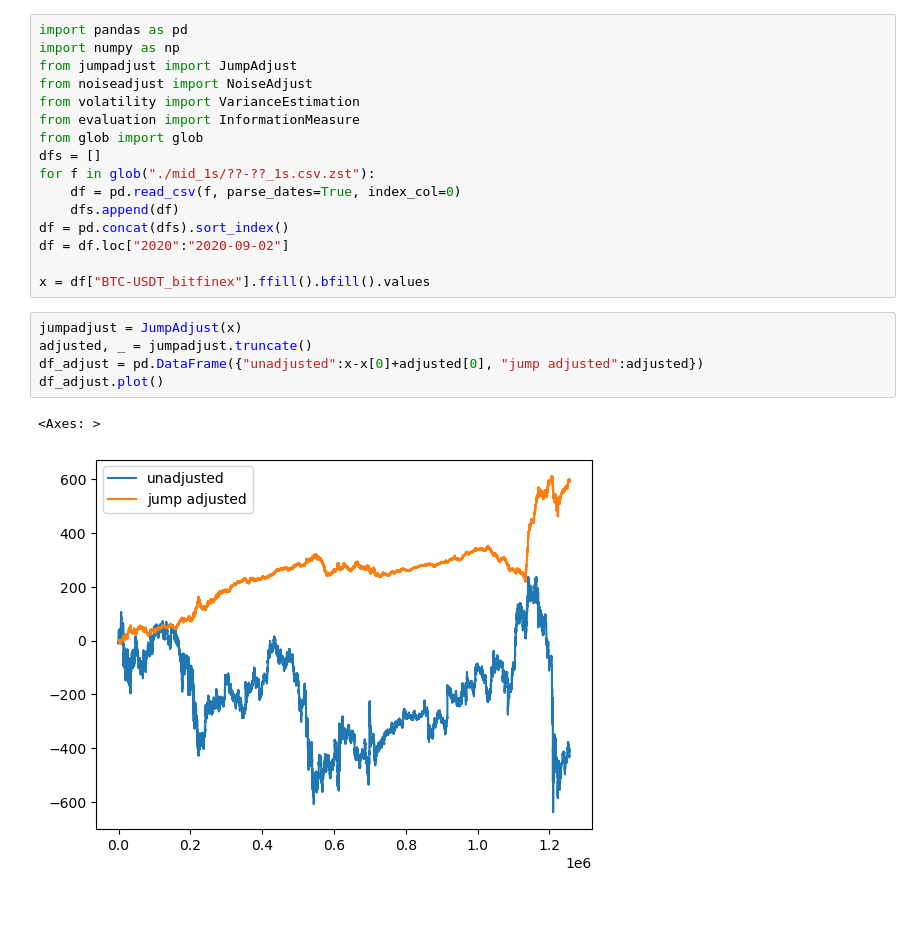
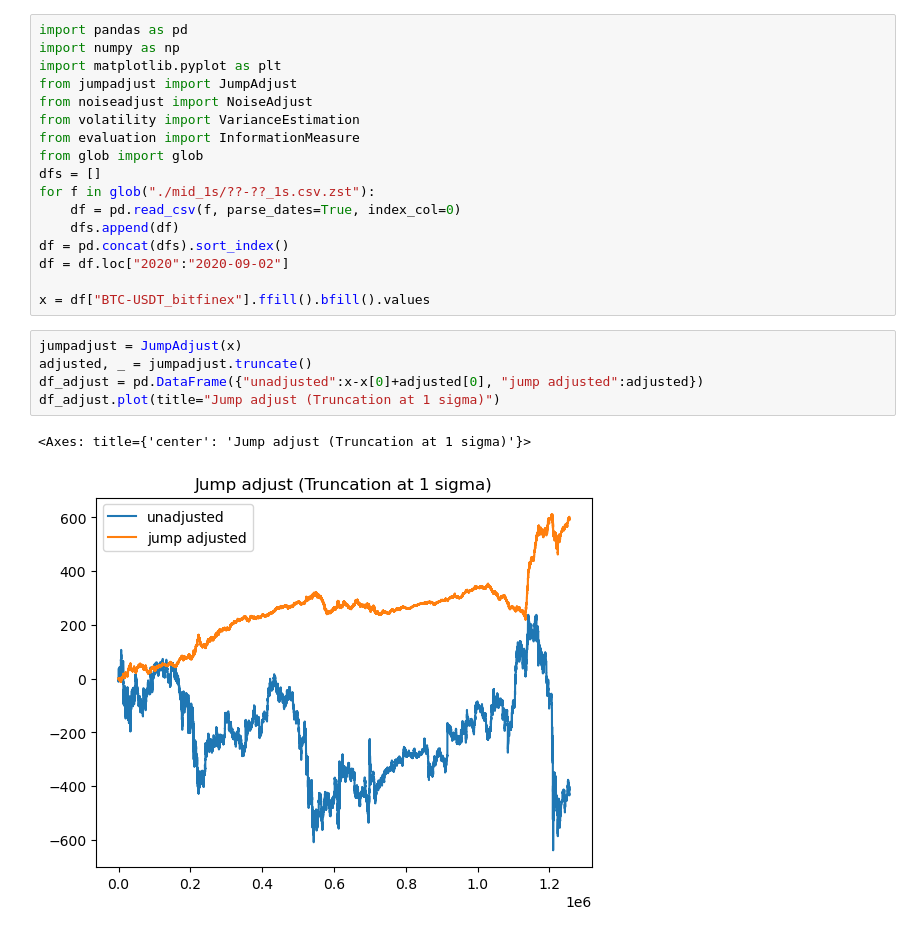
Before and after one commit to Thessal/volatility, a Jupyter notebook: jumpadjust_demo.ipynb, the cells around one changed output. Saved outputs shown, nothing was run; the diff lists cells and outputs as text; blank space fills up the shorter version.

Commit message:
Jump adjust finisth

```diff
--- a/jumpadjust_demo.ipynb
+++ b/jumpadjust_demo.ipynb
@@ -1,6 +1,7 @@
 # %%
 import pandas as pd
 import numpy as np
+import matplotlib.pyplot as plt
 from jumpadjust import JumpAdjust
 from noiseadjust import NoiseAdjust
 from volatility import VarianceEstimation
@@ -17,11 +18,11 @@ x = df["BTC-USDT_bitfinex"].ffill().bfill().values
 # %%
 jumpadjust = JumpAdjust(x)
 adjusted, _ = jumpadjust.truncate()
 df_adjust = pd.DataFrame({"unadjusted":x-x[0]+adjusted[0], "jump adjusted":adjusted})
-df_adjust.plot()
+df_adjust.plot(title="Jump adjust (Truncation at 1 sigma)")
 # %% [output]
-<Axes: >
+<Axes: title={'center': 'Jump adjust (Truncation at 1 sigma)'}>
-[figure, old version]
+[figure, new version]
 # %%
 jumpadjust = JumpAdjust(x)
 adjusted, optimal_tau = jumpadjust.truncate_MLE()
```
Also changed, not shown: parts of 1 cell of this notebook, 1 other file.
